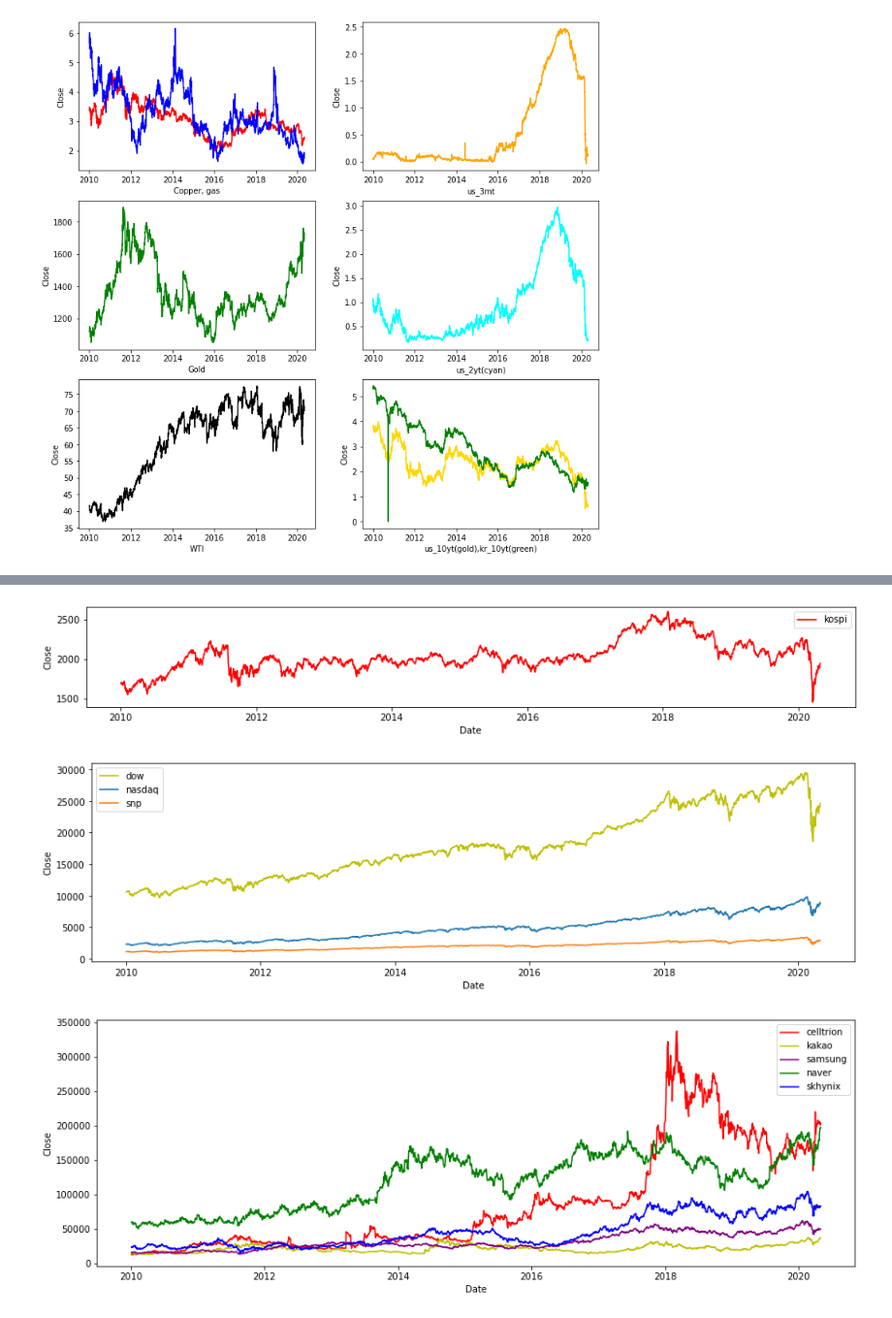
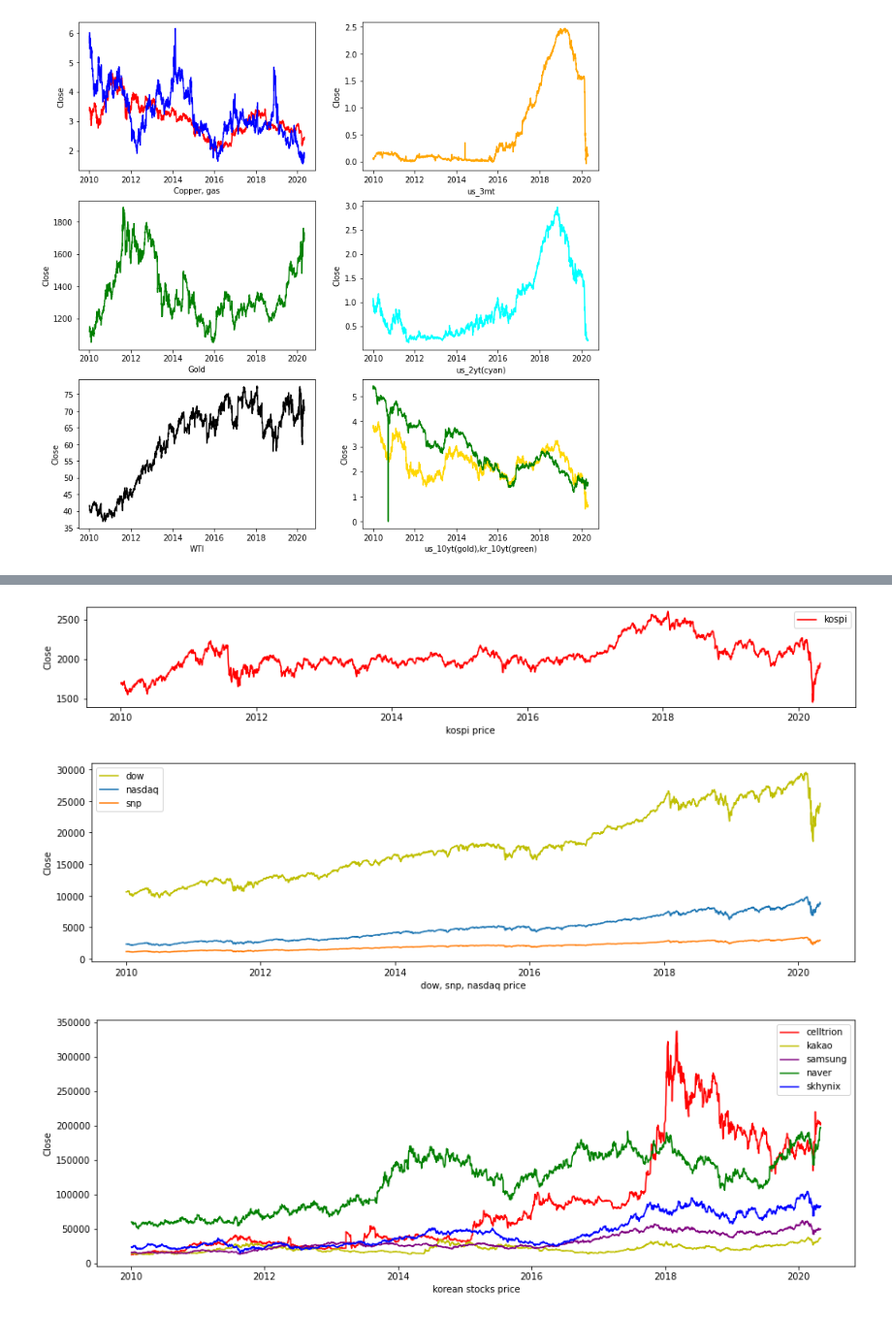
Before and after one commit to DongGuk-Seo/Yeardream, a Jupyter notebook: Project_Modeling/data/Project_Price_Prediction.ipynb, the cells around one changed output, grey strips where cells are left out. Shown at 97% size. Drawn from its saved outputs; the diff is of its cells as text; code cells hidden in the pictures.

```diff
--- a/Project_Modeling/data/Project_Price_Prediction.ipynb
+++ b/Project_Modeling/data/Project_Price_Prediction.ipynb
@@ -306,24 +306,27 @@ plt.show()
 # %%
 # 국내/해외 지수 및 기업 주가 시각화
 plt.figure(figsize=(15,2))
+plt.xlabel('kospi price')
 sns.lineplot(x = kospi_train.index, y = kospi_train['Close'], color= 'r', label='kospi')
 plt.show()
 plt.figure(figsize=(15,4))
+plt.xlabel('dow, snp, nasdaq price')
 sns.lineplot(x = dow_train.index, y = dow_train['Close'], color = 'y',label='dow')
 sns.lineplot(x = nasdaq_train.index, y = nasdaq_train['Close'], label='nasdaq')
 sns.lineplot(x = snp_train.index, y = snp_train['Close'], label='snp')
 plt.show()
 plt.figure(figsize=(15,5))
+plt.xlabel('korean stocks price')
 sns.lineplot(x = celltrion_train.index, y = celltrion_train['Close'],color='r', label='celltrion')
 sns.lineplot(x = kakao_train.index, y = kakao_train['Close'], color='y', label='kakao')
 sns.lineplot(x = samsung_train.index, y = samsung_train['Close'],color='purple', label='samsung')
 sns.lineplot(x = naver_train.index, y = naver_train['Close'], color='g', label='naver')
 sns.lineplot(x = skhynix_train.index, y = skhynix_train['Close'],color='b', label='skhynix')
 plt.show()
 # %% [output]
-[figure, old version]
+[figure, new version]
-[figure, old version]
+[figure, new version]
-[figure, old version]
+[figure, new version]
 # %%
 # kospi_train merge
 kospi_train_merged = pd.merge(kospi_train['Close'],dow_train.Open,left_index=True,right_index=True,how='left')
```
Also changed, not shown: parts of 16 cells of this notebook.
